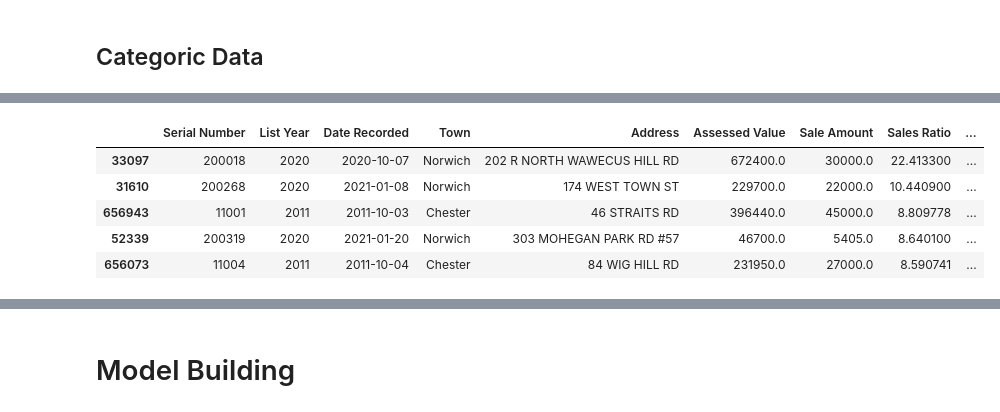
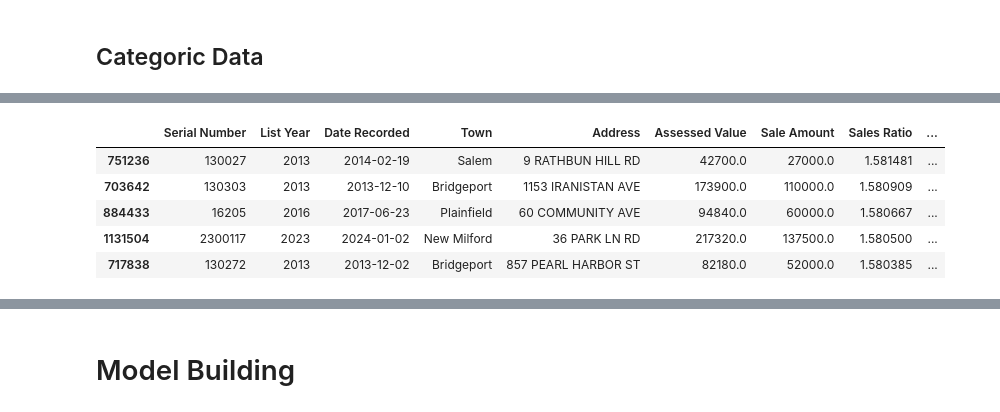
Before and after one commit to jonahmougoue/Connecticut-Real-Estate-Analysis, a Jupyter notebook: RealEstatePrediction.ipynb, the cells around one changed output, grey strips where cells are left out. Saved outputs shown, nothing was run; the diff lists cells and outputs as text; code cells hidden in the pictures.

```diff
--- a/RealEstatePrediction.ipynb
+++ b/RealEstatePrediction.ipynb
@@ -84,4 +81,0 @@ memory usage: 121.9+ MB
-# %%
-print('Null values:')
-for col in df.columns:
-    print(f'{col}: {df.shape[0]-df[col].count()}')
@@ -106,4 +81,0 @@ Values like Non Use Code, Assessor Remarks, OPM remarks, Location have over half
-# %%
-for col in df.columns:
-    print(f'{col} type: {pd.api.types.infer_dtype(df[col])}')
-    #print(f'{df[col].apply(type).value_counts()}\n')
@@ -346,13 +313,3 @@ Removing outliers:
 # %%
-'''
-threshold = df['Assessed Value'].nlargest(1).min()
-df = df[df['Assessed Value'] < threshold]
-threshold = df['Sale Amount'].nlargest(1000).min()
-df = df[df['Sale Amount'] < threshold]
-'''
-threshold = df['Sales Ratio'].nlargest(2).min()
+threshold = df['Sales Ratio'].nlargest(1000).min()
 df = df[df['Sales Ratio'] < threshold]
-
-_,_, bar = plt.hist(df['Sales Ratio'])
-plt.yscale('log')
-plt.bar_label(bar)
@@ -371,23 +315,0 @@ plt.bar_label(bar)
-# %%
-categoric_columns = [
-    'List Year',
-    'Property Type',
-    'Month Sold',
-    'Year Sold',
-    'Years on Market',
-]
-
-large_categoric_columns = [
-    'Town',
-    'Address',
-    'Assessor Remarks',
-    'OPM remarks',
-    'Location',
-    'Street',
-]
-
-for col in categoric_columns:
-    df[col] = df[col].astype('category')
-
-for col in large_categoric_columns:
-    df[col] = df[col].astype('category')
@@ -499,9 +454,9 @@ for col in large_categoric_columns:
 # %%
-df.nlargest(5, 'Sales Ratio').sort_values(by = 'Sales Ratio', ascending = False)
+df.sort_values(by = 'Sales Ratio', ascending = False).head()
 # %% [output]
 |  | Serial Number | List Year | Date Recorded | Town | Address | Assessed Value | Sale Amount | Sales Ratio | ... |
-| 33097 | 200018 | 2020 | 2020-10-07 | Norwich | 202 R NORTH WAWECUS HILL RD | 672400.0 | 30000.0 | 22.413300 | ... |
-| 31610 | 200268 | 2020 | 2021-01-08 | Norwich | 174 WEST TOWN ST | 229700.0 | 22000.0 | 10.440900 | ... |
-| 656943 | 11001 | 2011 | 2011-10-03 | Chester | 46 STRAITS RD | 396440.0 | 45000.0 | 8.809778 | ... |
-| 52339 | 200319 | 2020 | 2021-01-20 | Norwich | 303 MOHEGAN PARK RD #57 | 46700.0 | 5405.0 | 8.640100 | ... |
-| 656073 | 11004 | 2011 | 2011-10-04 | Chester | 84 WIG HILL RD | 231950.0 | 27000.0 | 8.590741 | ... |
+| 751236 | 130027 | 2013 | 2014-02-19 | Salem | 9 RATHBUN HILL RD | 42700.0 | 27000.0 | 1.581481 | ... |
+| 703642 | 130303 | 2013 | 2013-12-10 | Bridgeport | 1153 IRANISTAN AVE | 173900.0 | 110000.0 | 1.580909 | ... |
+| 884433 | 16205 | 2016 | 2017-06-23 | Plainfield | 60 COMMUNITY AVE | 94840.0 | 60000.0 | 1.580667 | ... |
+| 1131504 | 2300117 | 2023 | 2024-01-02 | New Milford | 36 PARK LN RD | 217320.0 | 137500.0 | 1.580500 | ... |
+| 717838 | 130272 | 2013 | 2013-12-02 | Bridgeport | 857 PEARL HARBOR ST | 82180.0 | 52000.0 | 1.580385 | ... |
```
Also changed, not shown: parts of 60 cells of this notebook.
